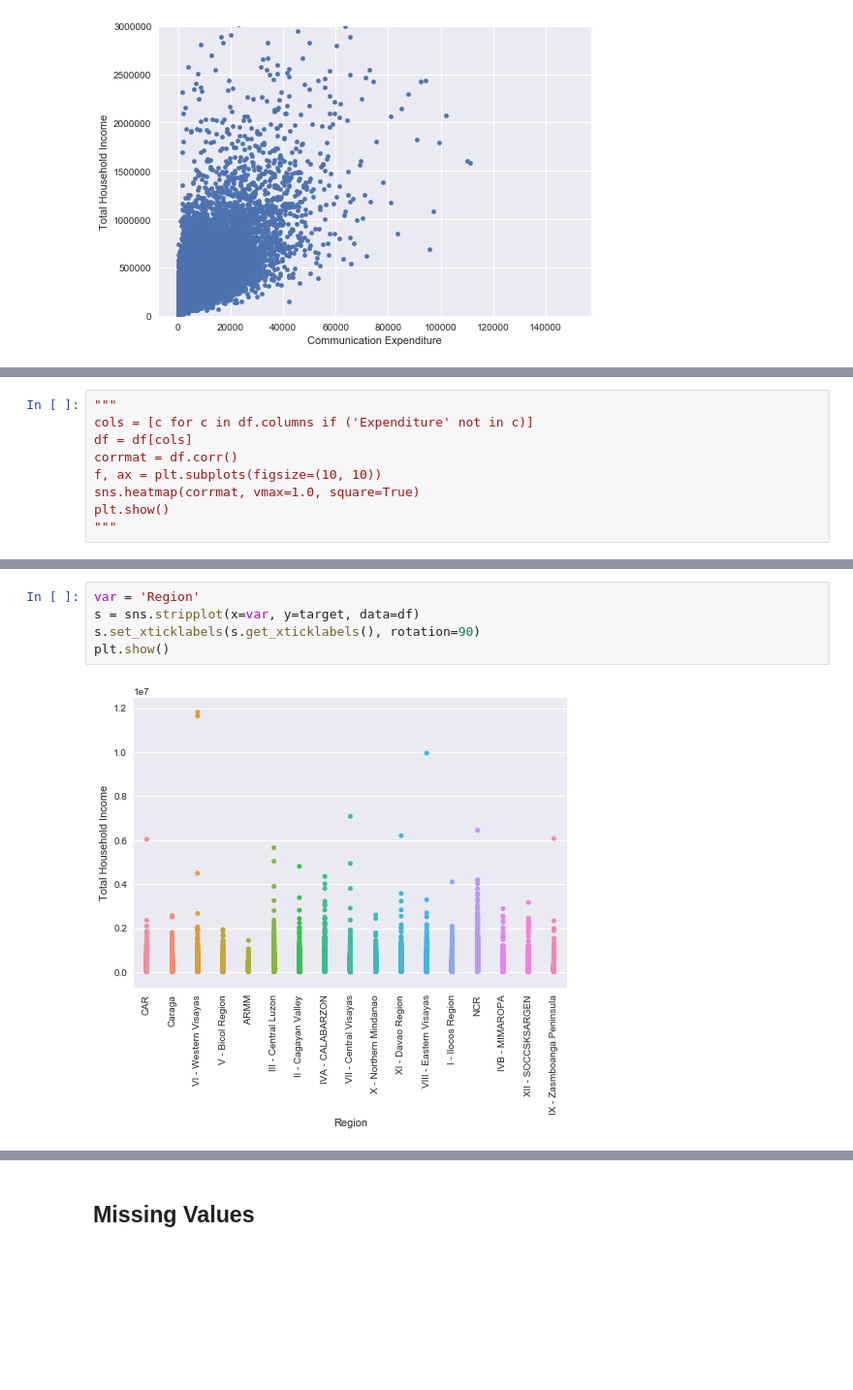
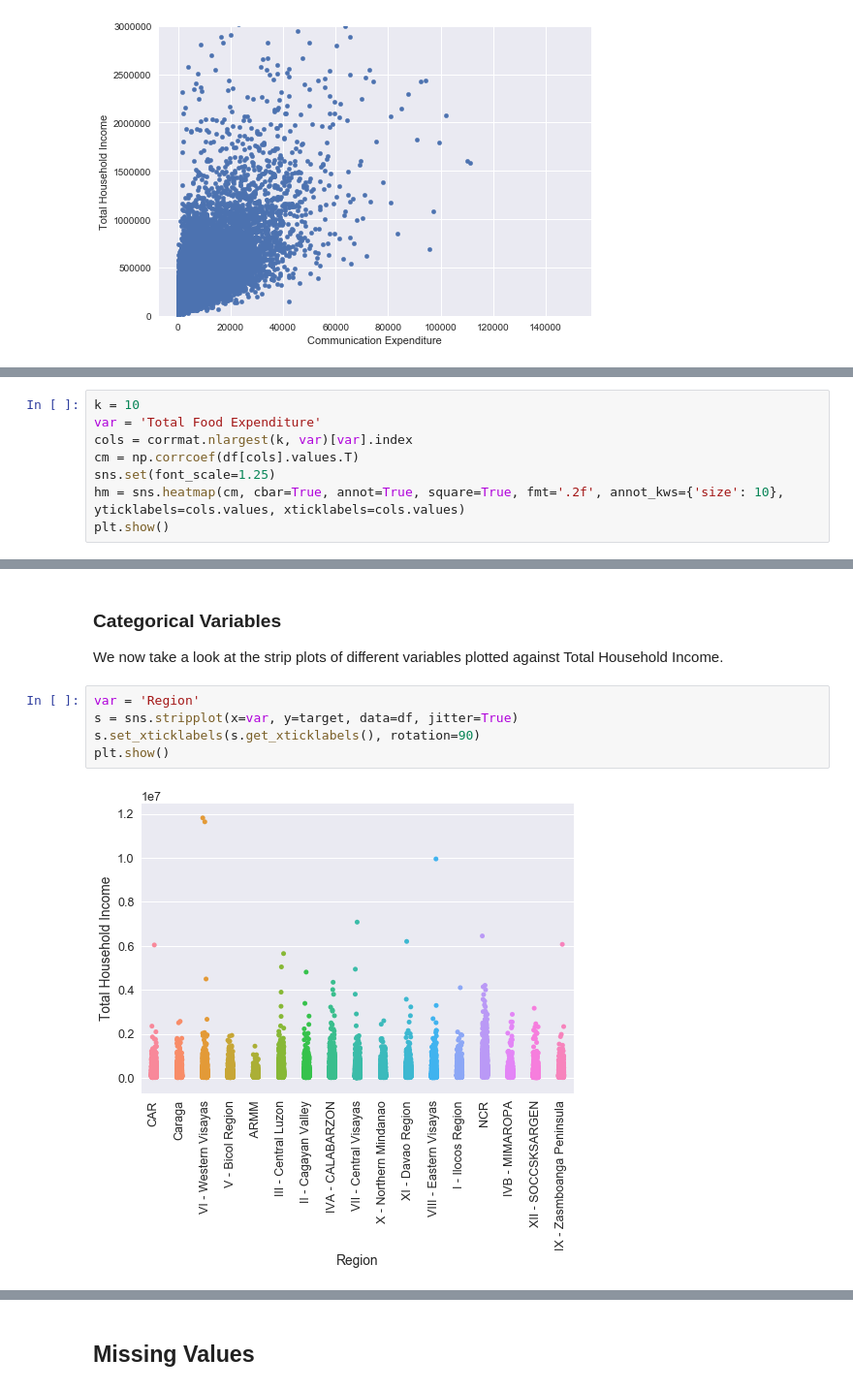
Before and after one commit to ibtingzon/Filipino-Family-Income-and-Expenditure-, a Jupyter notebook: family-income-and-expenditure.ipynb, the cells around one changed output, grey strips where cells are left out. Shown at 97% size. Cells and saved outputs as stored; diff of their text form; blank space fills up the shorter version.

Commit message:
Updated data analysis

```diff
--- a/family-income-and-expenditure.ipynb
+++ b/family-income-and-expenditure.ipynb
@@ -150,9 +152,0 @@ Total Household Income and Communication Expenditure have a somewhat linear rela
-# %%
-"""
-cols = [c for c in df.columns if ('Expenditure' not in c)]
-df = df[cols]
-corrmat = df.corr()
-f, ax = plt.subplots(figsize=(10, 10))
-sns.heatmap(corrmat, vmax=1.0, square=True)
-plt.show()
-"""
@@ -160,0 +160,8 @@ plt.show()
+# %%
+k = 10
+var = 'Total Food Expenditure'
+cols = corrmat.nlargest(k, var)[var].index
+cm = np.corrcoef(df[cols].values.T)
+sns.set(font_scale=1.25)
+hm = sns.heatmap(cm, cbar=True, annot=True, square=True, fmt='.2f', annot_kws={'size': 10}, yticklabels=cols.values, xticklabels=cols.values)
+plt.show()
@@ -161,7 +238,10 @@ plt.show()
+# %% [markdown]
+### Categorical Variables
+We now take a look at the strip plots of different variables plotted against Total Household Income.
 # %%
 var = 'Region'
-s = sns.stripplot(x=var, y=target, data=df)
+s = sns.stripplot(x=var, y=target, data=df, jitter=True)
 s.set_xticklabels(s.get_xticklabels(), rotation=90)
 plt.show()
 # %% [output]
-[figure, old version]
+[figure, new version]
```
Also changed, not shown: parts of 53 cells of this notebook.
